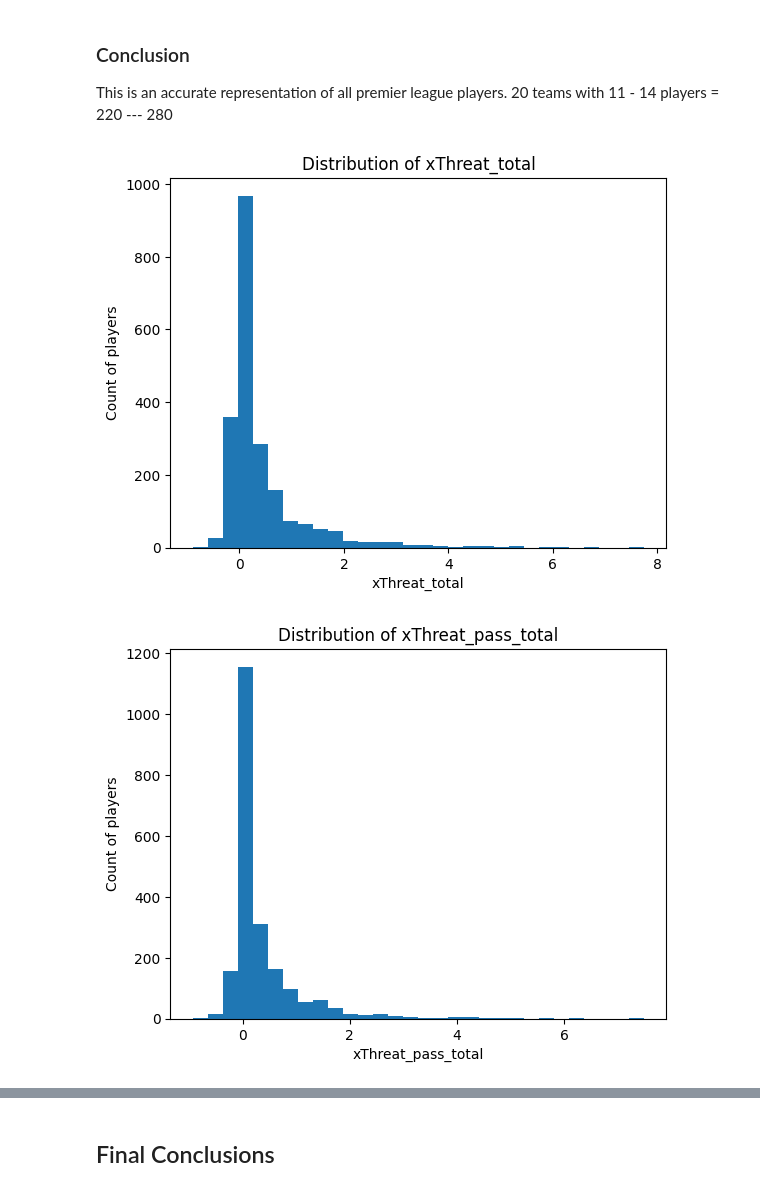
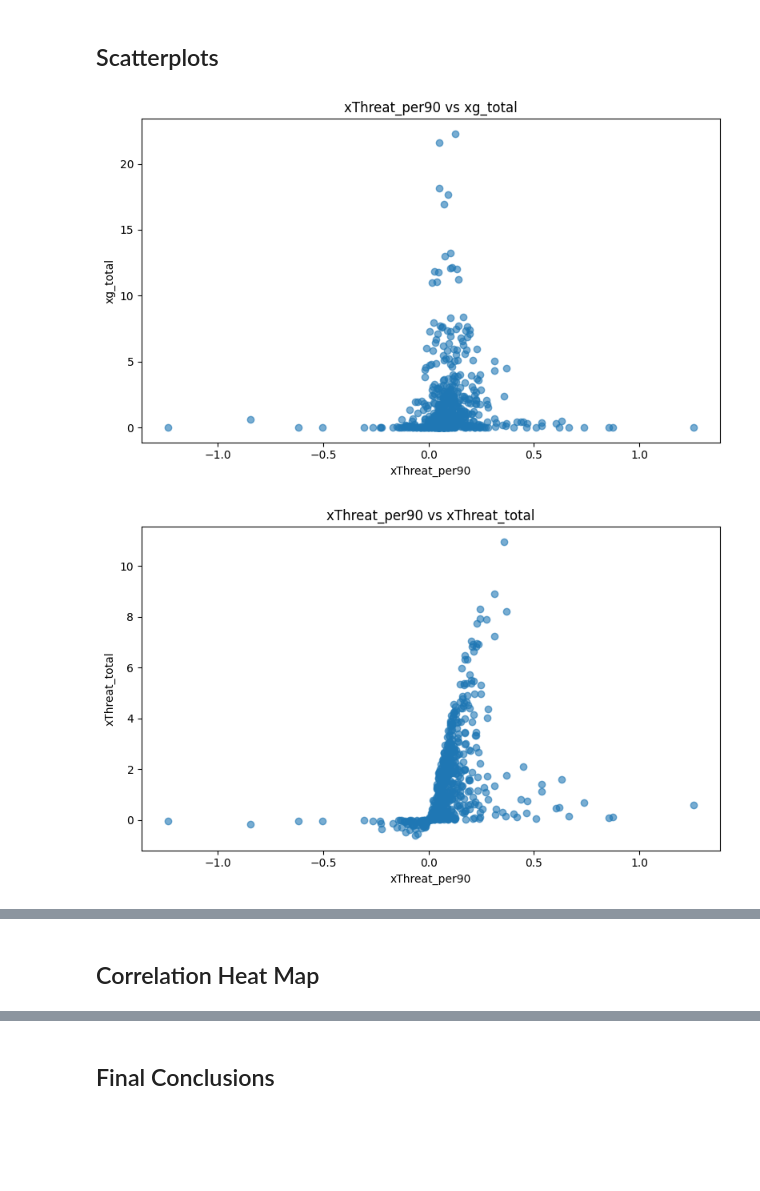
Before and after one commit to mauposad/epl-expected-threat, a Jupyter notebook: Models-StatsBomb/eda.ipynb, the cells around one changed output, grey strips where cells are left out. Saved outputs shown, nothing was run; the diff lists cells and outputs as text; code cells hidden in the pictures; blank space fills up the shorter version.

```diff
--- a/Models-StatsBomb/eda.ipynb
+++ b/Models-StatsBomb/eda.ipynb
@@ -90,15 +76,12 @@ dtype: int64
 # %%
-# Histogram of total minutes
-plt.hist(df["minutes_played_total"], bins=30)
-plt.xlabel("Minutes played (season total)")
-plt.ylabel("Count of players")
-plt.title("Distribution of Season Minutes")
-plt.show()
+for col in target_cols:
+    fig, ax = plt.subplots()
+    ax.hist(df[col], bins=30, edgecolor="black")
+    ax.set_title(f"Histogram of {col}")
+    ax.set_xlabel(col)
+    ax.set_ylabel("Count")
 
-# Quick look at minutes buckets
-bins = [0, 500, 1000, 1500, 2000, 2500, 3500]
-labels = ["<500", "500–999", "1000–1499", "1500–1999", "2000–2499", "2500+"]
-
-df["minutes_bucket"] = pd.cut(df["minutes_played_total"], bins=bins, labels=labels, include_lowest=True)
-print(df["minutes_bucket"].value_counts().sort_index())
+    fig.tight_layout()
+    fig.savefig(FIGURES_DIR / f"hist_{col}.png", dpi=300)
+    plt.show()
 # %% [output]
@@ -114,16 +91,19 @@ Name: count, dtype: int64
 # %% [markdown]
-### Conclusion
-This is an accurate representation of all premier league players. 20 teams with 11 - 14 players = 220 --- 280
+## Scatterplots
 # %%
-metrics = ["xThreat_total", "xThreat_pass_total", "xThreat_carry_total", "xg_total"]
+x_col = "xThreat_per90"
+y_cols = ["xg_total", "xThreat_total"]
 
-for col in metrics:
-    plt.figure()
-    plt.hist(df[col], bins=30)
-    plt.xlabel(col)
-    plt.ylabel("Count of players")
-    plt.title(f"Distribution of {col}")
+for y_col in y_cols:
+    fig, ax = plt.subplots()
+    ax.scatter(df[x_col], df[y_col], alpha=0.6)
+    ax.set_title(f"{x_col} vs {y_col}")
+    ax.set_xlabel(x_col)
+    ax.set_ylabel(y_col)
+
+    fig.tight_layout()
+    fig.savefig(FIGURES_DIR / f"scatter_{x_col}_vs_{y_col}.png", dpi=300)
     plt.show()
 # %% [output]
-[figure, old version]
+[figure, new version]
-[figure, old version]
+[figure, new version]
@@ -132 +110,3 @@ for col in metrics:
+# %% [markdown]
+## Correlation Heat Map
 # %%
```
Also changed, not shown: parts of 14 cells of this notebook, 14 other files.
